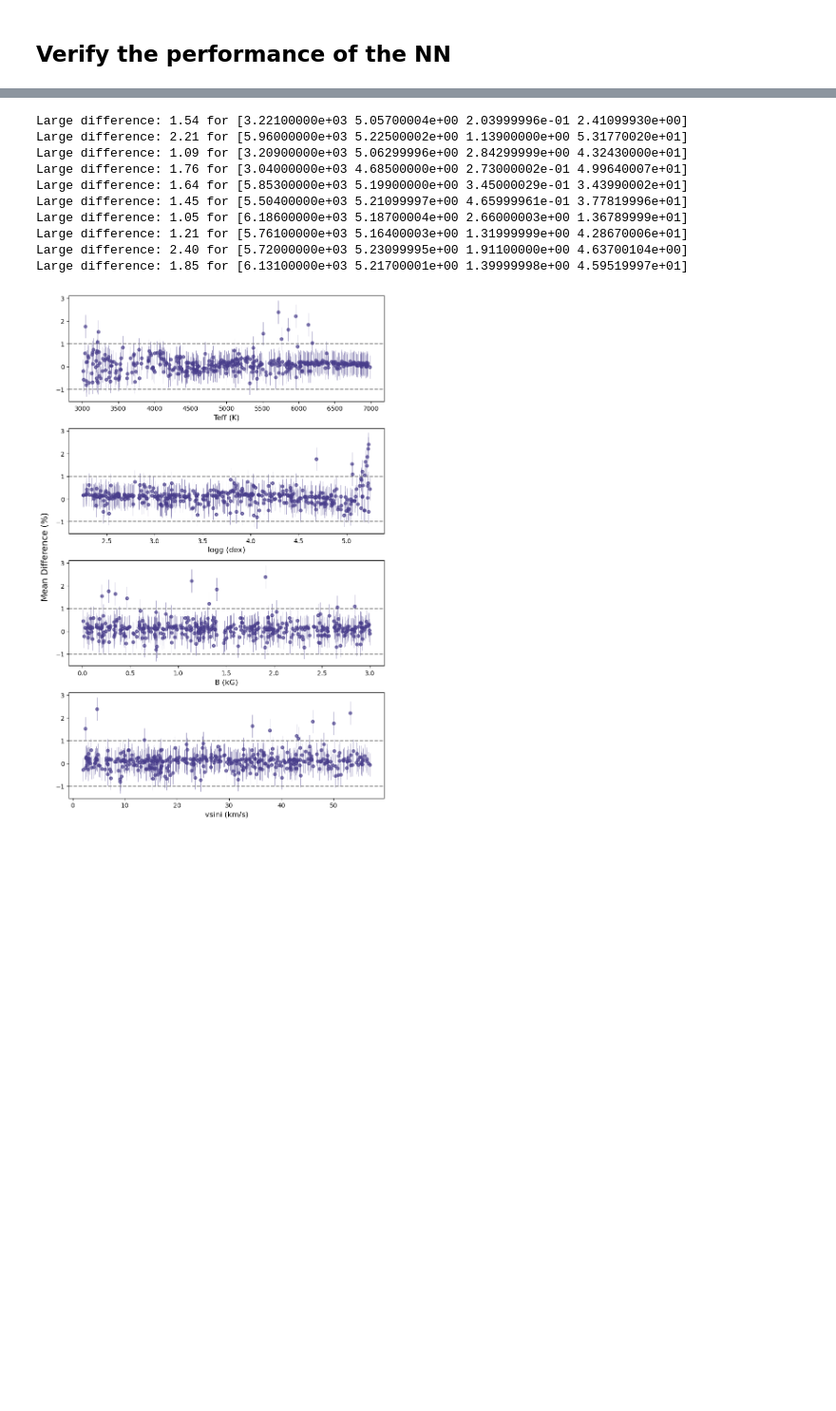
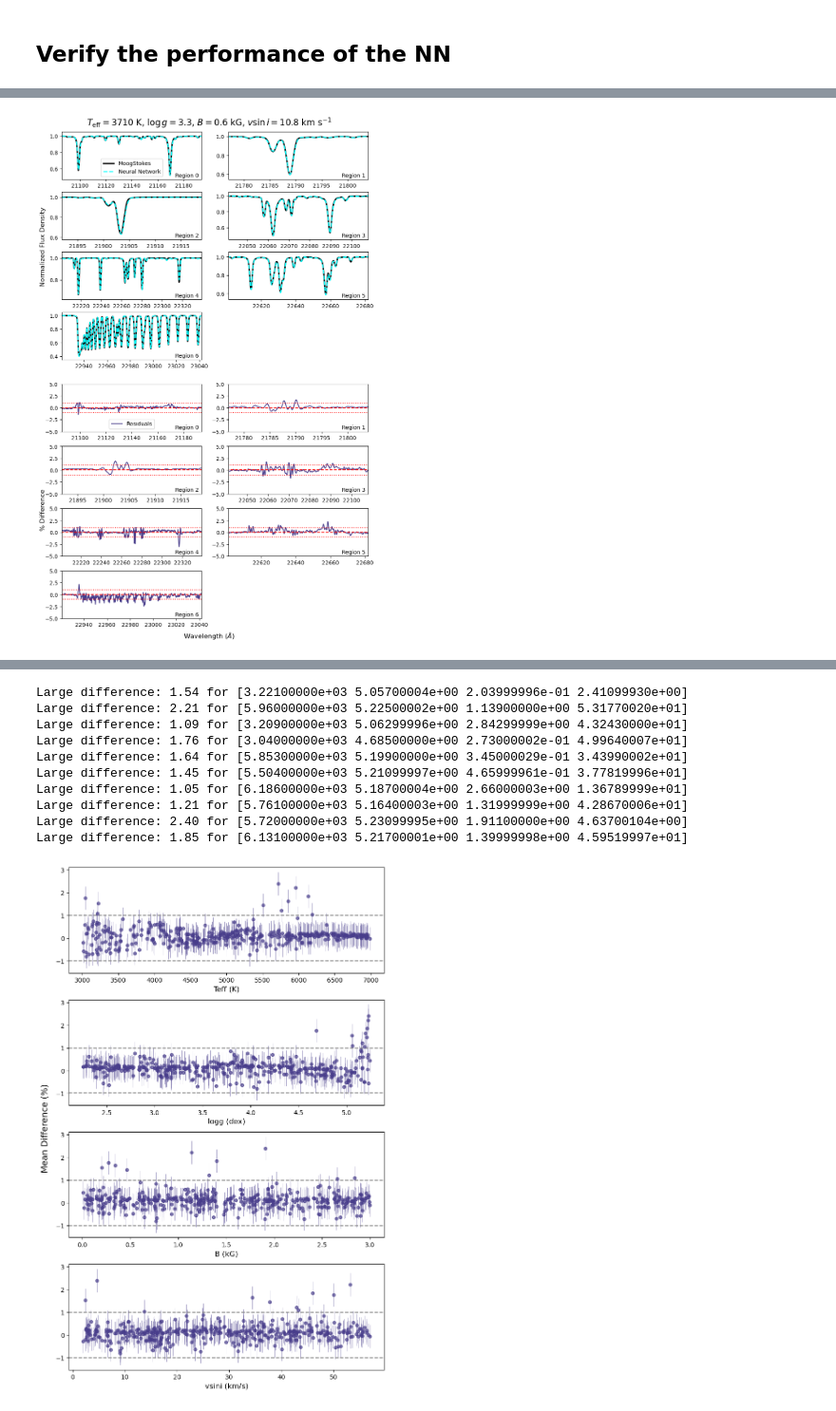
Before and after one commit to ellenle3/moogstokes-nn, a Jupyter notebook: training.ipynb, the cells around one changed output, grey strips where cells are left out. Shown at 95% size. Saved outputs shown, nothing was run; the diff lists cells and outputs as text; code cells hidden in the pictures; blank space fills up the shorter version.

```diff
--- a/training.ipynb
+++ b/training.ipynb
@@ -475,0 +589,75 @@ plt.show()
+# %%
+Nreg = MoogStokesModel.NUM_REGIONS       # 7
+Nsub = Nreg + (Nreg % 2 != 0)             # 8
+Nrows = Nsub // 2                         # 4
+
+
+test_params = np.loadtxt("data/test_params.txt").T
+idx = 82
+Teff = test_params[0, idx]
+logg = test_params[1, idx]
+B = test_params[2, idx]
+vsini = test_params[3, idx]
+
+fig = plt.figure(figsize=(8.5, 13.5), layout="constrained")
+
+# Nrows for top block, 1 spacer row, Nrows for bottom block
+gap_ratio = 0.2  # fraction of a normal row's height; tune to taste
+gs = fig.add_gridspec(
+    2 * Nrows + 1, 2,
+    height_ratios=[1]*Nrows + [gap_ratio] + [1]*Nrows
+)
+
+axs_top    = np.array([fig.add_subplot(gs[i // 2, i % 2]) for i in range(Nsub)])
+axs_bottom = np.array([fig.add_subplot(gs[Nrows + 1 + i // 2, i % 2]) for i in range(Nsub)])
+
+style_region_axes(axs_top)
+style_region_axes(axs_bottom)
+axs_top, axs_bottom = axs_top[:Nreg], axs_bottom[:Nreg]
+
+for r in range(Nreg):
+    fname = MoogStokesModel.make_model_fname(
+        Teff=Teff, logg=logg, rK=0, B=B, vsini=vsini,
+        region=r, models_dir="data/moog-stokes-train/", use_hash=False
+    )
+    xactual = np.loadtxt(fname).T[0]
+    yactual = np.loadtxt(fname).T[1]
+    size = int(region_sizes[r])
+    if len(yactual) > size:
+        yactual = yactual[:size]
+        xactual = xactual[:size]
+
+    model_nn = moognn.make_moogstokes_model(
+        Teff=Teff, logg=logg, rK=0, B=B, vsini=vsini, region=r
+    )
+
+    axs_top[r].plot(xactual*1e4, yactual, label="MoogStokes", color='k', zorder=0, linewidth=2.5)
+    axs_top[r].plot(model_nn.x, model_nn.y, label="Neural Network", color='cyan', linestyle='--', zorder=1, linewidth=2)
+    axs_top[r].set_ylim(model_nn.y.min() - 0.05, model_nn.y.max() + 0.05)
+    if r == 0:
+        axs_top[r].legend(loc="lower center")
+
+    ydiff = 100 * (yactual - model_nn.y) / yactual
+    axs_bottom[r].plot(model_nn.x, ydiff, label="Residuals", color='darkslateblue', zorder=2, linewidth=1.5)
+    axs_bottom[r].set_ylim(-5, 5)
+    axs_bottom[r].hlines(0, model_nn.x[0], model_nn.x[-1], color='r', linestyle='--', linewidth=1.5)
+    axs_bottom[r].hlines([-1, 1], model_nn.x[0], model_nn.x[-1], color='r', linestyle=':', linewidth=1.5)
+    if r == 0:
+        axs_bottom[r].legend(loc="lower center")
+
+fig.supxlabel(r"Wavelength ($\AA$)", fontsize=12)
+fig.text(-0.01, 0.75, r"Normalized Flux Density", va="center", rotation="vertical", fontsize=12)
+fig.text(-0.01, 0.25, "% Difference", va="center", rotation="vertical", fontsize=12)
+
+fig.suptitle(
+    r"$T_\mathrm{eff} = $" + "{:d}".format(int(Teff)) + r" K, "
+    r"$\log g = $" + "{:.1f}".format(logg) + r", "
+    r"$B = $" + "{:.1f}".format(B) + r" kG, "
+    r"$v\sin i = $" + "{:.1f}".format(vsini) + r" km s$^{-1}$",
+    fontsize=16
+)
+
+#fig.savefig(f"figures/test_pred_i{idx}_combined.pdf", dpi=300, facecolor='white', bbox_inches='tight')
+plt.show()
+# %% [output]
+[figure, added]
```
Also changed, not shown: parts of 11 cells of this notebook, 13 other files.
